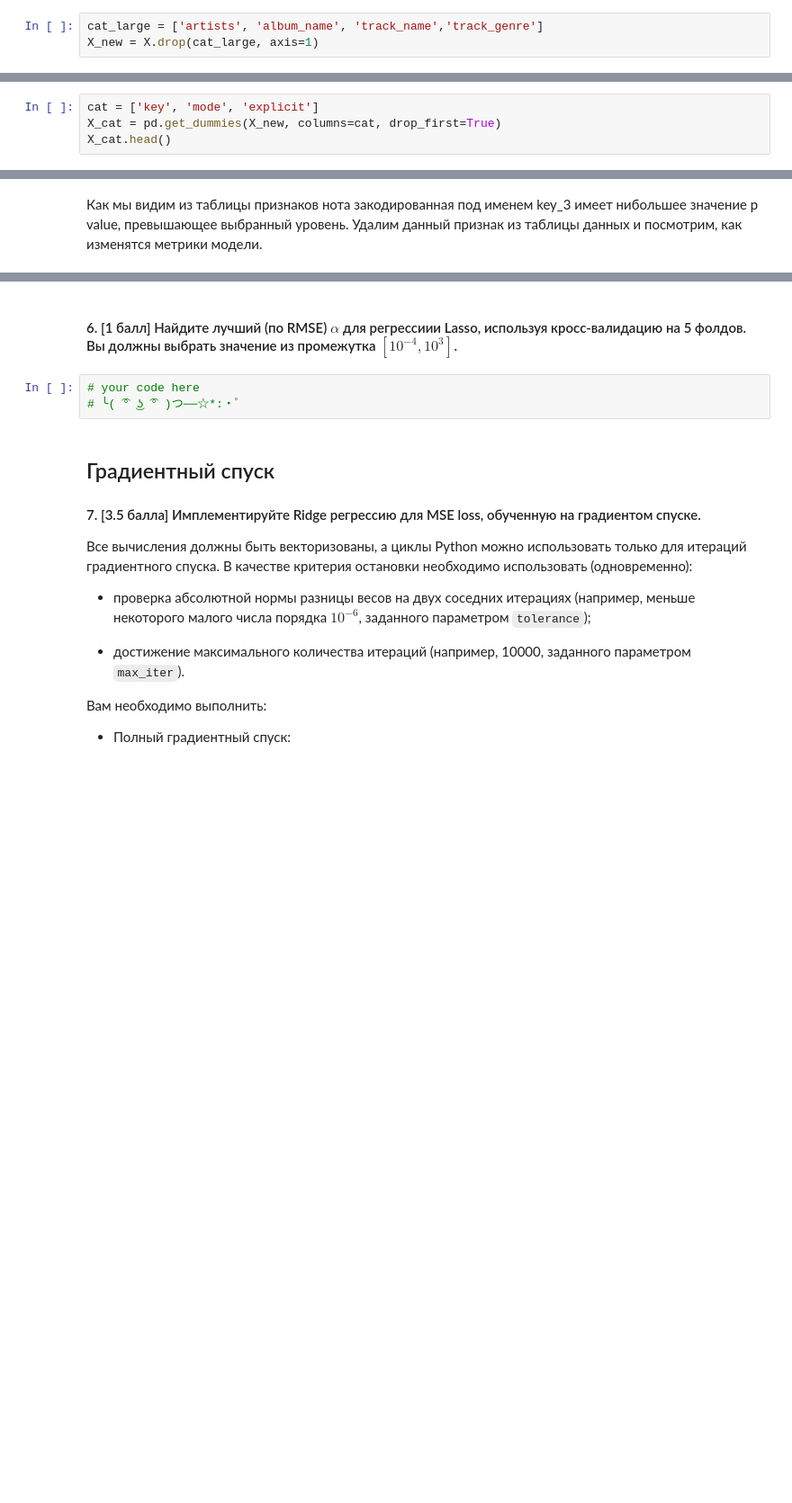
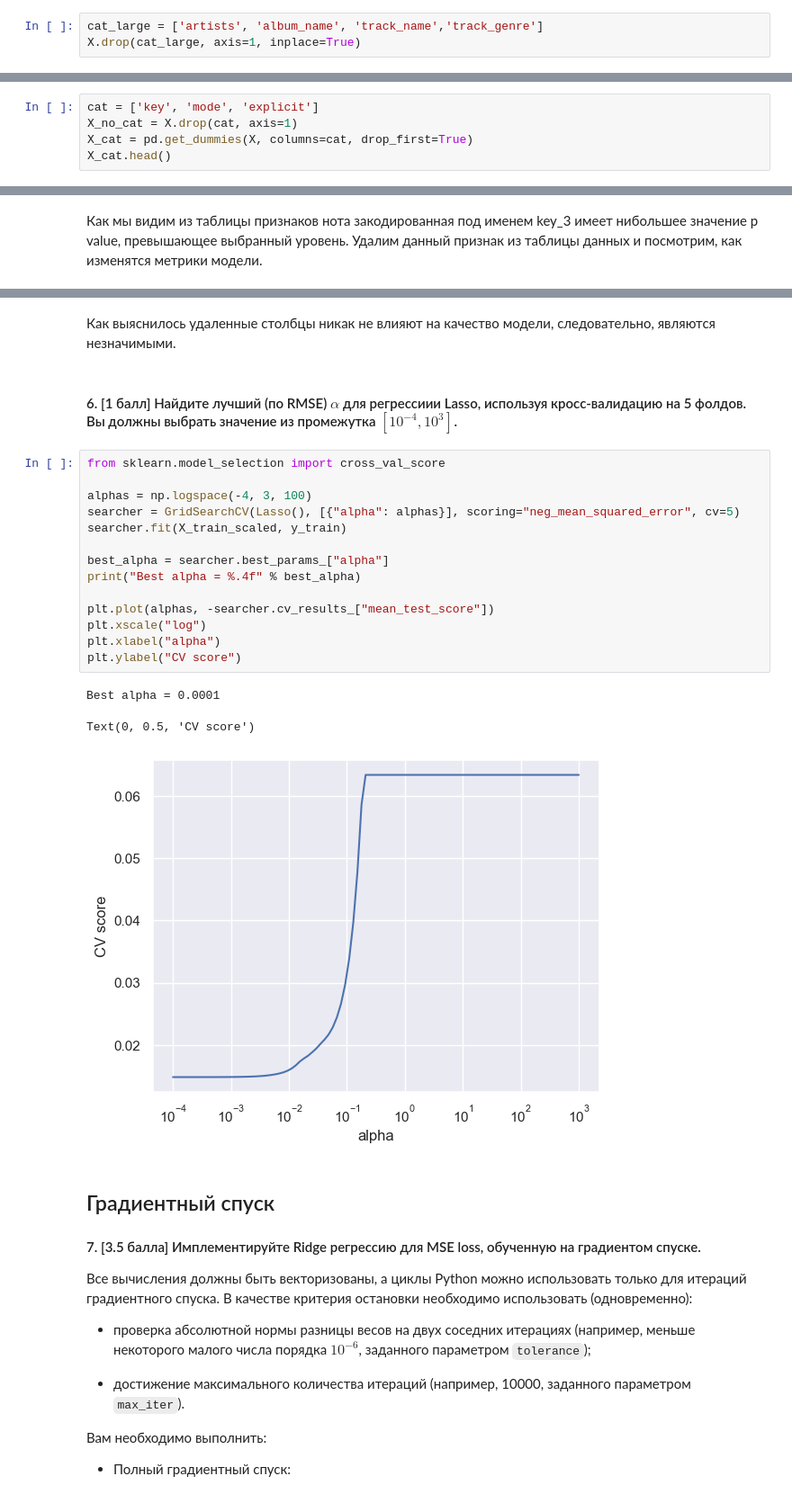
Before and after one commit to Bogdan108/ML, a Jupyter notebook: HW/HW_2/hw2_2023.ipynb, the cells around one changed output, grey strips where cells are left out. Shown at 90% size. Saved outputs shown, nothing was run; the diff lists cells and outputs as text; blank space fills up the shorter version.

```diff
--- a/HW/HW_2/hw2_2023.ipynb
+++ b/HW/HW_2/hw2_2023.ipynb
@@ -110,11 +106,12 @@ dtype: int64
 # %%
 cat_large = ['artists', 'album_name', 'track_name','track_genre']
-X_new = X.drop(cat_large, axis=1)
+X.drop(cat_large, axis=1, inplace=True)
 # %% [markdown]
 С помощью метода One-Hot Encoding происходит инерпретация категориальных признаков. Данный метод оптимален в данном случае, так как мы работаем с номинальными категориальными переменными.
 # %%
 cat = ['key', 'mode', 'explicit']
-X_cat = pd.get_dummies(X_new, columns=cat, drop_first=True)
+X_no_cat = X.drop(cat, axis=1)
+X_cat = pd.get_dummies(X, columns=cat, drop_first=True)
 X_cat.head()
 # %% [output]
 |  | popularity | duration_ms | danceability | loudness | speechiness | acousticness | instrumentalness | ... |
@@ -370,8 +498,25 @@ results = model.fit()
+# %% [markdown]
+Как выяснилось удаленные столбцы никак не влияют на качество модели, следовательно, являются незначимыми.
 # %% [markdown]
 #### 6. [1 балл] Найдите лучший (по RMSE) $\alpha$ для регрессиии Lasso, используя кросс-валидацию на 5 фолдов. Вы должны выбрать значение из промежутка $[10^{-4}, 10^{3}]$.
-# %%
-# your code here
-# ╰( ͡° ͜ʖ ͡° )つ──☆*:・ﾟ
+# %%
+from sklearn.model_selection import cross_val_score
+
+alphas = np.logspace(-4, 3, 100)
+searcher = GridSearchCV(Lasso(), [{"alpha": alphas}], scoring="neg_mean_squared_error", cv=5)
+searcher.fit(X_train_scaled, y_train)
+
+best_alpha = searcher.best_params_["alpha"]
+print("Best alpha = %.4f" % best_alpha)
+
+plt.plot(alphas, -searcher.cv_results_["mean_test_score"])
+plt.xscale("log")
+plt.xlabel("alpha")
+plt.ylabel("CV score")
+# %% [output]
+Best alpha = 0.0001
+Text(0, 0.5, 'CV score')
+[figure, added]
 # %% [markdown]
 ## Градиентный спуск
 
```
Also changed, not shown: parts of 18 cells of this notebook.
